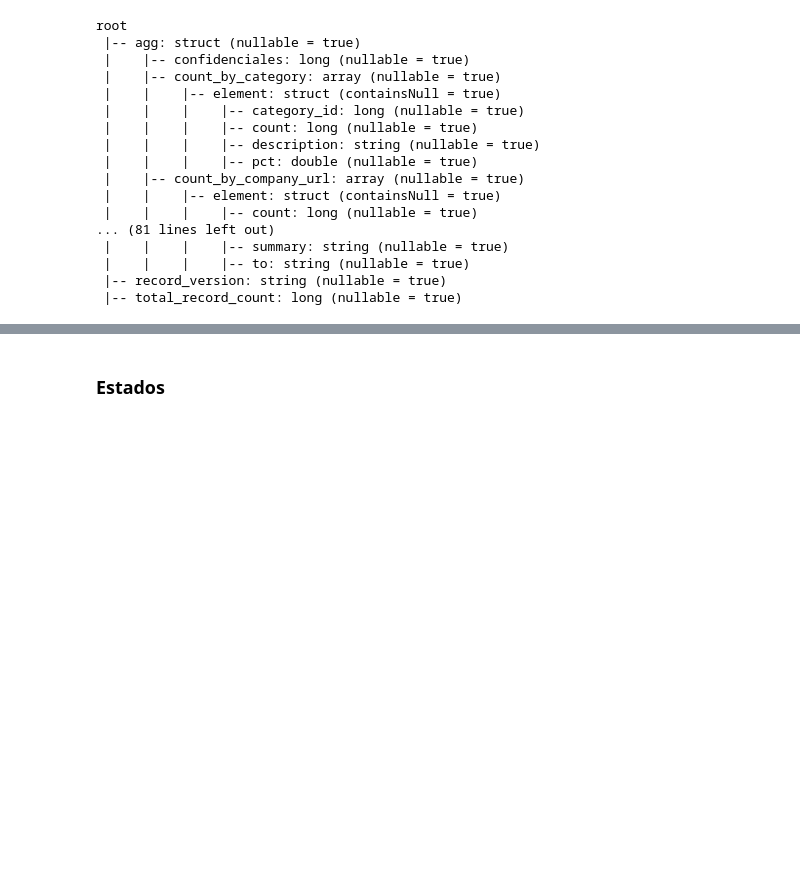
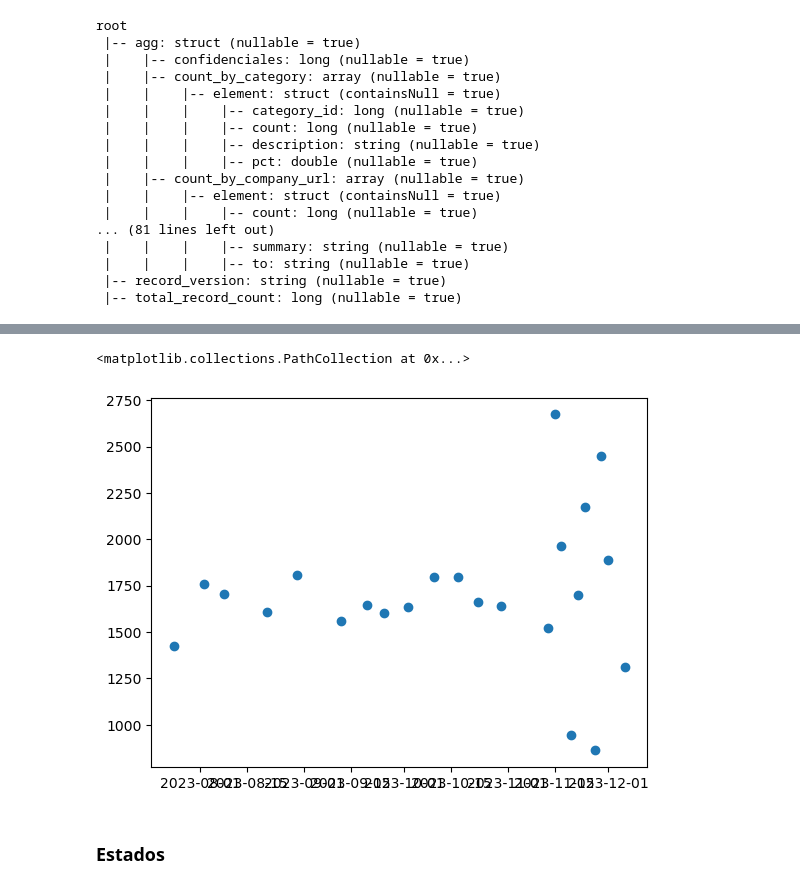
Before and after one commit to eduardofv/learn_spark, a Jupyter notebook: work-dir/occ_time_eda.ipynb, the cells around one changed output, grey strips where cells are left out. Cells and saved outputs as stored; diff of their text form; code cells hidden in the pictures; blank space fills up the shorter version.

```diff
--- a/work-dir/occ_time_eda.ipynb
+++ b/work-dir/occ_time_eda.ipynb
@@ -90,0 +138,18 @@ df_c.set_index("day").plot()
+# %%
+def new_jobs(df, date_range, subset="noagg"):
+    def date_jobids(date):
+        return set(df.filter(df.day == date).select([f'{subset}.jobids']).toPandas()['jobids'][0])
+
+    date_range = sorted(date_range)
+    s1 = date_jobids(date_range[0])
+    ret = []
+    for i in range(1, len(date_range)):
+        s2 = date_jobids(date_range[i])
+        ret.append(len(s2 - s1))
+        s1 = s2
+    return ret
+
+__df_c = df_c.select('day').toPandas()
+_dates = list(__df_c['day'])#[14:20]
+__df_c["new_jobs"] = [np.nan] + new_jobs(df_c, _dates, "noagg")
+__df_c["new_jobs"]
@@ -90,0 +174,4 @@ df_c.set_index("day").plot()
+# %%
+__df_c['day_diff'] = __df_c['day'].diff()
+__df_c['avg_new_jobs_pd'] = __df_c['new_jobs'] / __df_c['day_diff'].dt.days
+__df_c
@@ -91,3 +196,8 @@ df_c.set_index("day").plot()
+# %%
+plt.scatter(__df_c['day'], __df_c['avg_new_jobs_pd'])
+# %% [output]
+<matplotlib.collections.PathCollection at 0x...>
+[figure, added]
 # %% [markdown]
 ### Estados
 # %%
```
Also changed, not shown: parts of 9 cells of this notebook, 2 other files.
